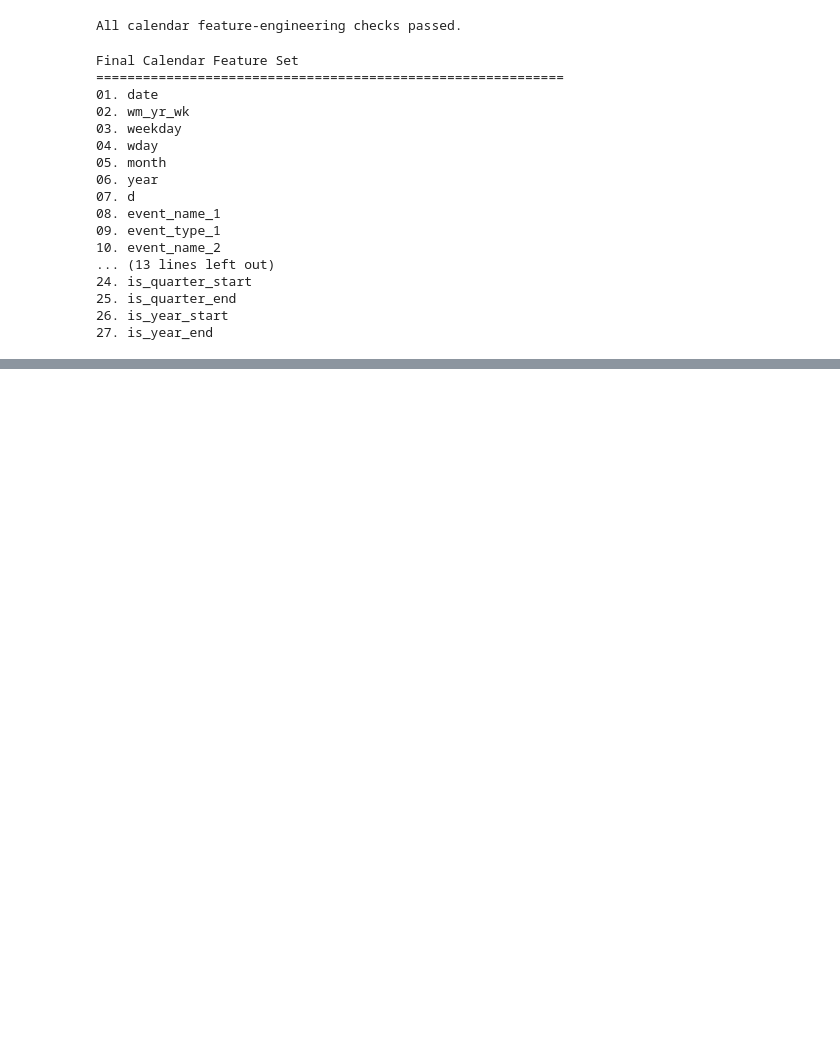
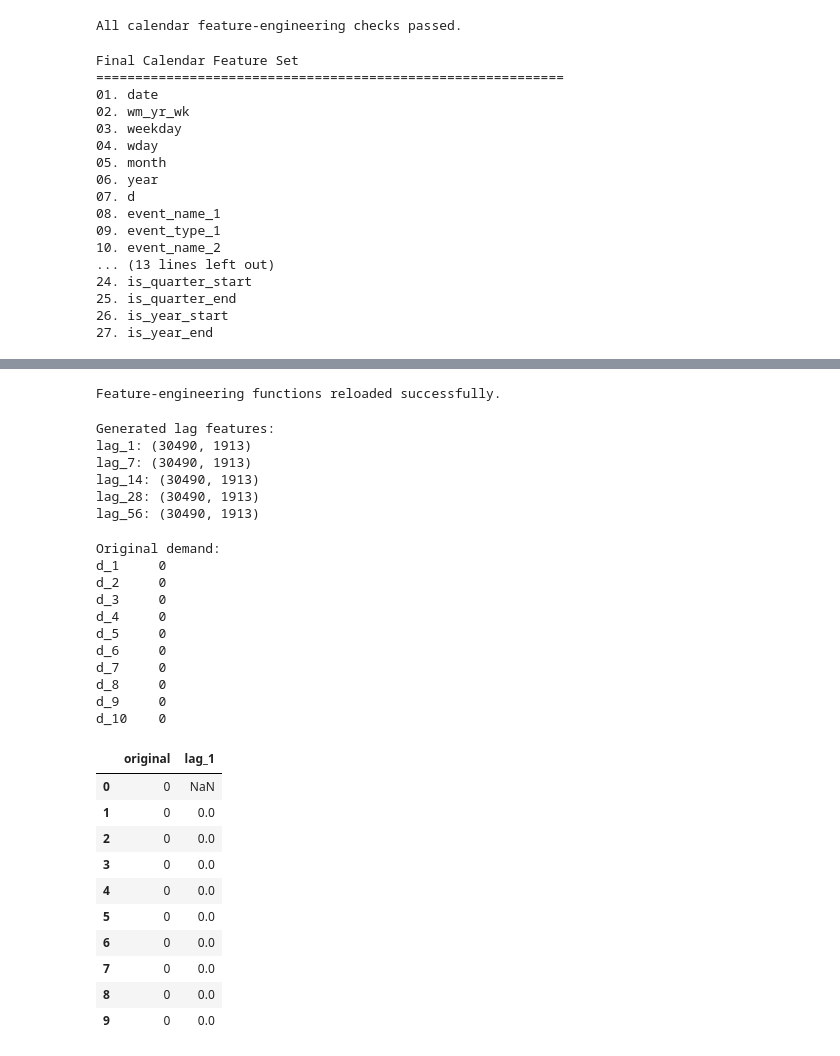
Before and after one commit to Naveeth-Nawzer/dl-assignment, a Jupyter notebook: notebooks/03_feature_engineering.ipynb, the cells around one changed output, grey strips where cells are left out. Cells and saved outputs as stored; diff of their text form; code cells hidden in the pictures; blank space fills up the shorter version.

```diff
--- a/notebooks/03_feature_engineering.ipynb
+++ b/notebooks/03_feature_engineering.ipynb
@@ -708,0 +786,72 @@ Final Calendar Feature Set
+# %%
+import importlib
+import feature_engineering
+
+importlib.reload(feature_engineering)
+
+from feature_engineering import (
+    get_sales_columns,
+    create_lag_features,
+    validate_lag_features
+)
+
+print("Feature-engineering functions reloaded successfully.")
+# %% [output]
+Feature-engineering functions reloaded successfully.
+# %%
+lag_days = (1, 7, 14, 28, 56)
+
+lag_features = create_lag_features(
+    sales_clean,
+    lag_days=lag_days
+)
+
+print("Generated lag features:")
+for lag, data in lag_features.items():
+    print(f"lag_{lag}: {data.shape}")
+# %% [output]
+Generated lag features:
+lag_1: (30490, 1913)
+lag_7: (30490, 1913)
+lag_14: (30490, 1913)
+lag_28: (30490, 1913)
+lag_56: (30490, 1913)
+# %%
+series_index = 0
+
+original = sales_clean.loc[series_index, sales_columns]
+
+print("Original demand:")
+print(original.iloc[:10].to_string())
+
+lag_1 = lag_features[1].loc[series_index]
+
+comparison = pd.DataFrame({
+    "original": original.iloc[:10].values,
+    "lag_1": lag_1.iloc[:10].values
+})
+
+display(comparison)
+# %% [output]
+Original demand:
+d_1     0
+d_2     0
+d_3     0
+d_4     0
+d_5     0
+d_6     0
+d_7     0
+d_8     0
+d_9     0
+d_10    0
+|  | original | lag_1 |
+| 0 | 0 | NaN |
+| 1 | 0 | 0.0 |
+| 2 | 0 | 0.0 |
+| 3 | 0 | 0.0 |
+| 4 | 0 | 0.0 |
+| 5 | 0 | 0.0 |
+| 6 | 0 | 0.0 |
+| 7 | 0 | 0.0 |
+| 8 | 0 | 0.0 |
+| 9 | 0 | 0.0 |
```
Also changed, not shown: parts of 14 cells of this notebook, 3 other files.
